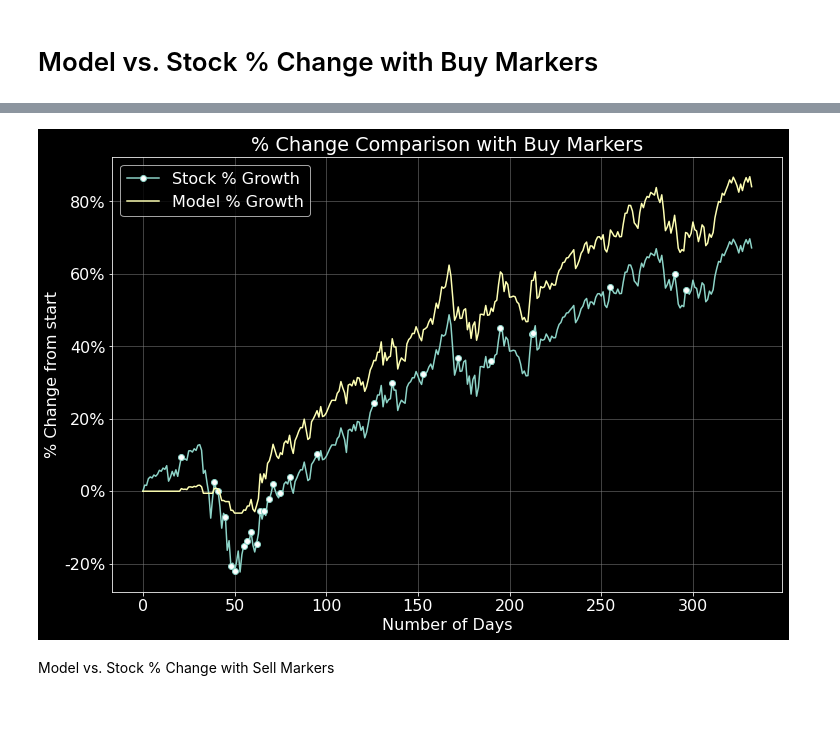
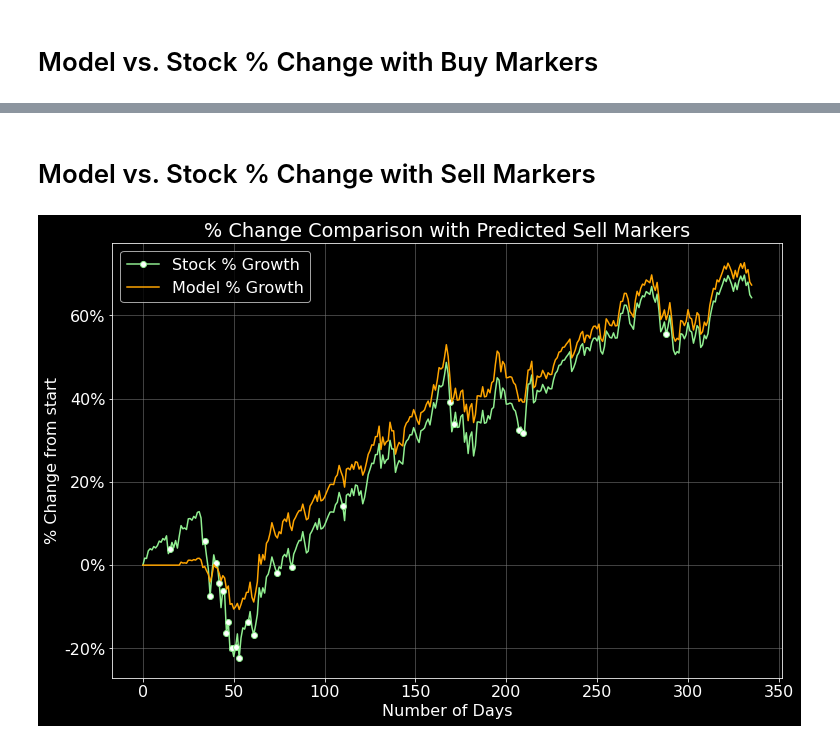
Before and after one commit to Olivia-Feldman/DLStockPrectionCNNModel-, a Jupyter notebook: sources/stock_predictor_CNN+LSTM.ipynb, the cells around one changed output, grey strips where cells are left out. Cells and saved outputs as stored; diff of their text form; code cells hidden in the pictures; blank space fills up the shorter version.

```diff
--- a/sources/stock_predictor_CNN+LSTM.ipynb
+++ b/sources/stock_predictor_CNN+LSTM.ipynb
@@ -340,6 +346,8 @@ model_variation = []
 price_variation = []
 buy_points = []
 sell_points = []
+share_hist = []
+cash_hist = []
 
 maximum_trade_size = 3000.00
 cash_on_hand = 10000.00
@@ -364,19 +372,22 @@ for i in range(1, y_pred.shape[0]):
         # The model is expecting the share price to increase
         # Use previous actual price to determine how many shares to buy
         maximum_allow_trade_size = min(maximum_trade_size, cash_on_hand)
-        if ((cash_on_hand - maximum_trade_size) < 100):
-            maximum_allow_trade_size = maximum_allow_trade_size - 100
+        if ((cash_on_hand - maximum_trade_size) < 500):
+            maximum_allow_trade_size = maximum_allow_trade_size - 500
         shares_to_buy = maximum_allow_trade_size / previous_actual
         number_of_shares = number_of_shares + shares_to_buy
         cash_on_hand = cash_on_hand - (shares_to_buy * previous_actual)
         if (cash_on_hand < 0):
             print("Fuck", cash_on_hand, i)
         buy_points.append(i-1)
-    elif (change <= -3.0):
+    elif (change <= -2.5):
         #print("Sell: " + str(change) + "%")
         # The model is expecting the share price to decrease
         # Use previous price to determine how many shares to sell
         shares_to_sell = min(round(maximum_trade_size / previous_actual, 4), number_of_shares)
+        # Prevents model from selling sharing shares if the resulting number of shares after sale is less than 10
+        if ((number_of_shares - shares_to_sell) < 10):
+            shares_to_sell = 0
         number_of_shares = number_of_shares - shares_to_sell
         cash_on_hand = cash_on_hand + (shares_to_sell * previous_actual)
         sell_points.append(i-1)
@@ -385,6 +396,10 @@ for i in range(1, y_pred.shape[0]):
 
     price_variation.append((current_actual - starting_price) / starting_price * 100)
     model_variation.append((cash_on_hand + (number_of_shares * current_actual) - initial_value) / initial_value * 100)
+    # Append to share # history
+    share_hist.append(number_of_shares)
+    # Append to cash history
+    cash_hist.append(cash_on_hand)
 
 end_price = y_test[-1]
 share_value = end_price * number_of_shares
@@ -435,8 +452,8 @@ def marker_visualization(markers, title):
     yticks = mtick.FormatStrFormatter(fmt)
     ax.yaxis.set_major_formatter(yticks)
 
-    ax.plot(price_variation, label='Stock % Growth', markevery=markers, marker='o', markerfacecolor='white')
-    ax.plot(model_variation, label='Model % Growth')
+    ax.plot(price_variation, label='Stock % Growth', color='lightgreen', markevery=markers, marker='o', markerfacecolor='white')
+    ax.plot(model_variation, label='Model % Growth', color='orange',)
 
     ax.xaxis.grid(True, which='minor', linestyle='-', linewidth=0.25)
     ax.set_axisbelow(True)
@@ -452,6 +473,6 @@ def marker_visualization(markers, title):
+# %% [markdown]
+# Model vs. Stock % Change with Sell Markers
 # %%
-marker_visualization(markers=buy_points, title='% Change Comparison with Buy Markers')
+marker_visualization(markers=sell_points, title='% Change Comparison with Predicted Sell Markers')
 # %% [output]
-[figure, old version]
+[figure, new version]
-# %% [markdown]
-Model vs. Stock % Change with Sell Markers
```
Also changed, not shown: parts of 23 cells of this notebook.
